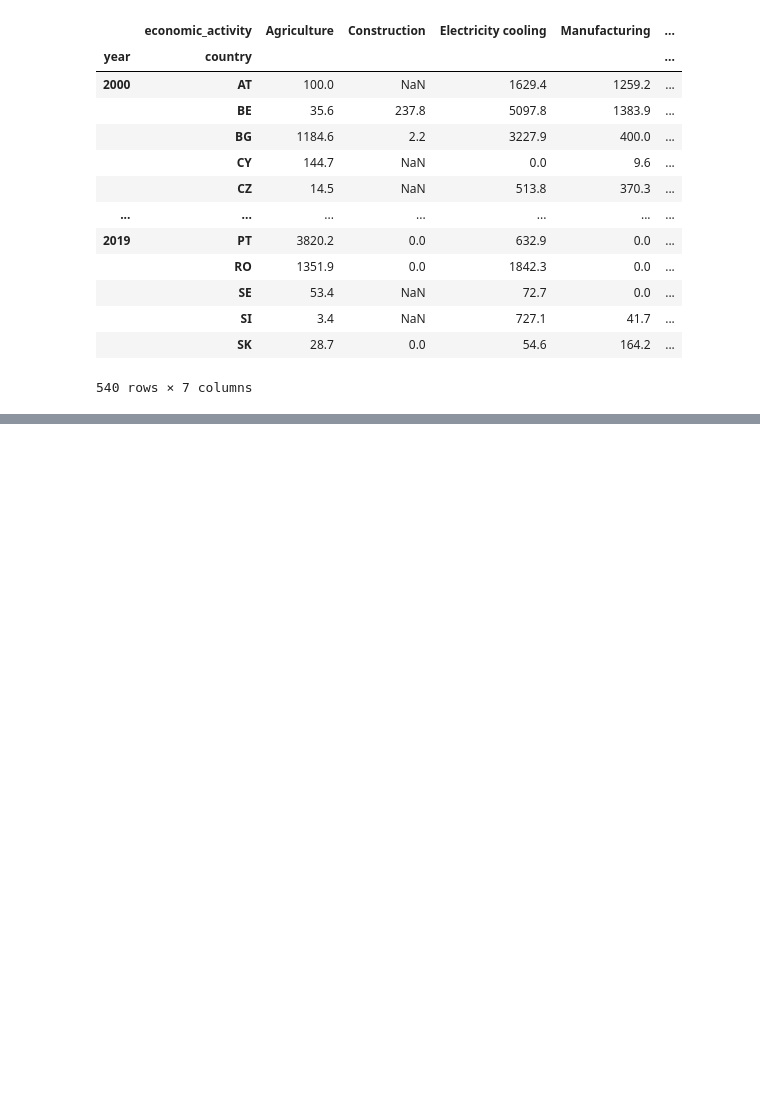
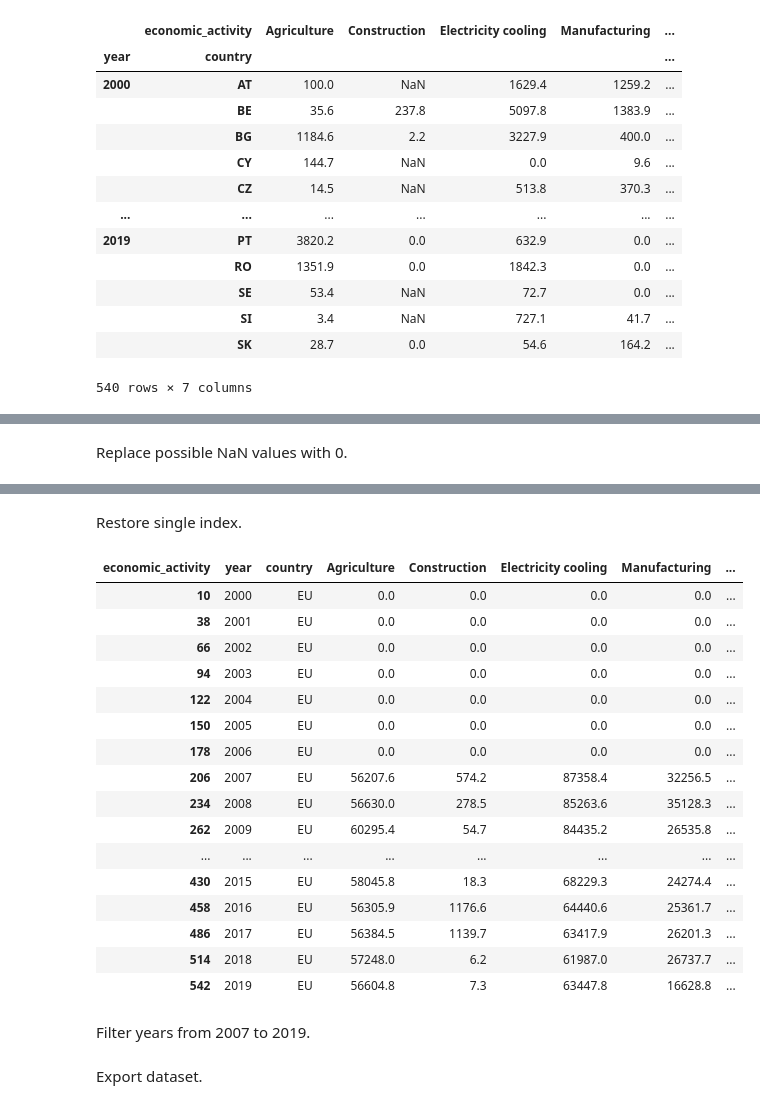
Before and after one commit to leonardovona/SCIVIZ, a Jupyter notebook: Data Preparation/Water abstraction.ipynb, the cells around one changed output, grey strips where cells are left out. Saved outputs shown, nothing was run; the diff lists cells and outputs as text; code cells hidden in the pictures; blank space fills up the shorter version.

```diff
--- a/Data Preparation/Water abstraction.ipynb
+++ b/Data Preparation/Water abstraction.ipynb
@@ -184,0 +168,2 @@ df = df.reindex(pd.MultiIndex.from_product(newidx, names=df.index.names))
+# %%
+df.replace(np.NaN, 0, inplace=True)
@@ -188,5 +177,7 @@ for year in range(2007, 2020):
 # %%
 df = df.sort_index()
+# %% [markdown]
+Replace possible NaN values with 0.
 # %%
 df.replace(np.NaN, 0, inplace=True)
 # %%
@@ -210,5 +201,29 @@ df.loc[2007]
 | SE | 107.0 | 0.0 | 116.0 | 1398.0 | 585.0 | ... |
 | SI | 4.7 | 0.0 | 706.3 | 54.9 | 0.0 | ... |
 | SK | 22.5 | 0.0 | 175.3 | 307.0 | 0.0 | ... |
+# %% [markdown]
+Restore single index.
 # %%
 df = df.reset_index(level=[0,1])
+# %%
+df[df.country == "EU"]
+# %% [output]
+| economic_activity | year | country | Agriculture | Construction | Electricity cooling | Manufacturing | ... |
+| 10 | 2000 | EU | 0.0 | 0.0 | 0.0 | 0.0 | ... |
+| 38 | 2001 | EU | 0.0 | 0.0 | 0.0 | 0.0 | ... |
+| 66 | 2002 | EU | 0.0 | 0.0 | 0.0 | 0.0 | ... |
+| 94 | 2003 | EU | 0.0 | 0.0 | 0.0 | 0.0 | ... |
+| 122 | 2004 | EU | 0.0 | 0.0 | 0.0 | 0.0 | ... |
+| 150 | 2005 | EU | 0.0 | 0.0 | 0.0 | 0.0 | ... |
+| 178 | 2006 | EU | 0.0 | 0.0 | 0.0 | 0.0 | ... |
+| 206 | 2007 | EU | 56207.6 | 574.2 | 87358.4 | 32256.5 | ... |
+| 234 | 2008 | EU | 56630.0 | 278.5 | 85263.6 | 35128.3 | ... |
+| 262 | 2009 | EU | 60295.4 | 54.7 | 84435.2 | 26535.8 | ... |
+| ... | ... | ... | ... | ... | ... | ... | ... |
+| 430 | 2015 | EU | 58045.8 | 18.3 | 68229.3 | 24274.4 | ... |
+| 458 | 2016 | EU | 56305.9 | 1176.6 | 64440.6 | 25361.7 | ... |
+| 486 | 2017 | EU | 56384.5 | 1139.7 | 63417.9 | 26201.3 | ... |
+| 514 | 2018 | EU | 57248.0 | 6.2 | 61987.0 | 26737.7 | ... |
+| 542 | 2019 | EU | 56604.8 | 7.3 | 63447.8 | 16628.8 | ... |
+# %% [markdown]
+Filter years from 2007 to 2019.
@@ -215 +232,3 @@ df = df.reset_index(level=[0,1])
+# %% [markdown]
+Export dataset.
 # %%
```
Also changed, not shown: parts of 19 cells of this notebook, 10 other files.
